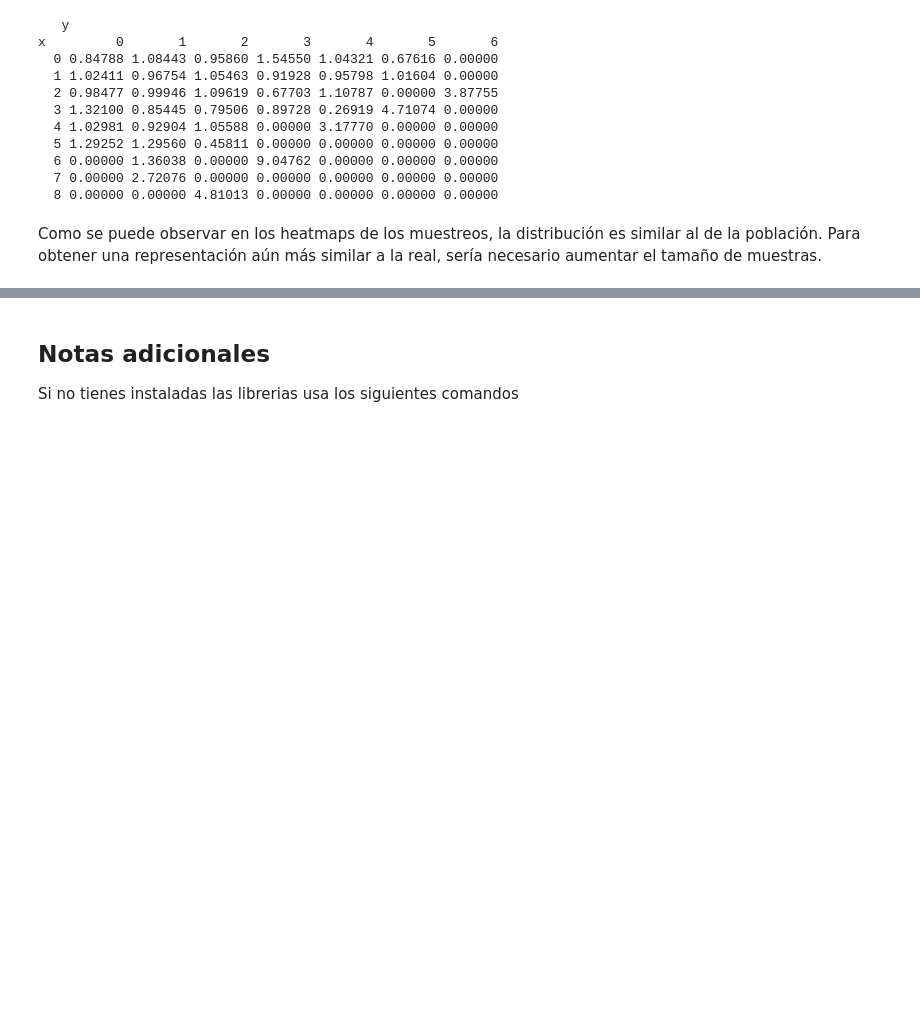
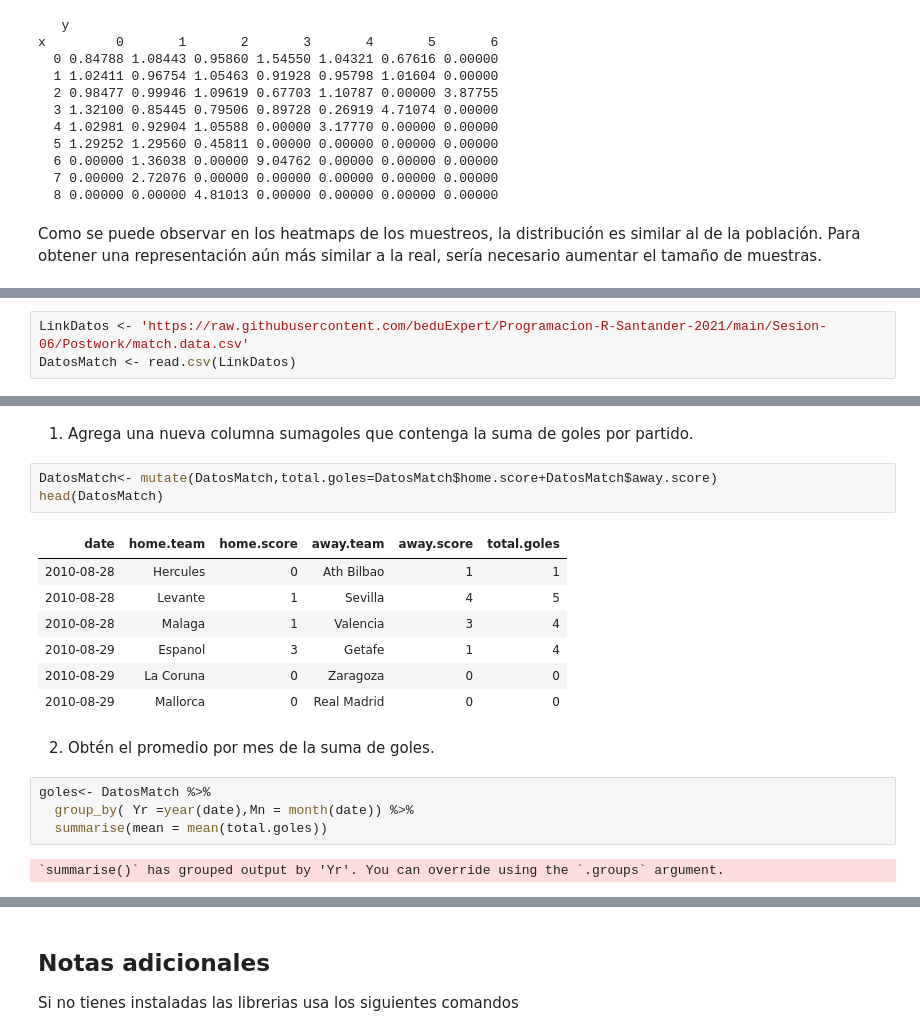
Before and after one commit to Felix-07/Proyecto-Final-R, a Jupyter notebook: PostWork.ipynb, the cells around one changed output, grey strips where cells are left out. Cells and saved outputs as stored; diff of their text form; blank space fills up the shorter version.

Commit message:
Actualización 2
Postworks 1-7

```diff
--- a/PostWork.ipynb
+++ b/PostWork.ipynb
@@ -493,0 +646,3 @@ Como se puede observar en los heatmaps de los muestreos, la distribución es sim
+# %%
+LinkDatos <- 'https://raw.githubusercontent.com/beduExpert/Programacion-R-Santander-2021/main/Sesion-06/Postwork/match.data.csv'
+DatosMatch <- read.csv(LinkDatos)
@@ -493,0 +660,21 @@ Como se puede observar en los heatmaps de los muestreos, la distribución es sim
+# %% [markdown]
+1. Agrega una nueva columna sumagoles que contenga la suma de goles por partido.
+# %%
+DatosMatch<- mutate(DatosMatch,total.goles=DatosMatch$home.score+DatosMatch$away.score)
+head(DatosMatch)
+# %% [output]
+| date | home.team | home.score | away.team | away.score | total.goles |
+| 2010-08-28 | Hercules | 0 | Ath Bilbao | 1 | 1 |
+| 2010-08-28 | Levante | 1 | Sevilla | 4 | 5 |
+| 2010-08-28 | Malaga | 1 | Valencia | 3 | 4 |
+| 2010-08-29 | Espanol | 3 | Getafe | 1 | 4 |
+| 2010-08-29 | La Coruna | 0 | Zaragoza | 0 | 0 |
+| 2010-08-29 | Mallorca | 0 | Real Madrid | 0 | 0 |
+# %% [markdown]
+2. Obtén el promedio por mes de la suma de goles.
+# %%
+goles<- DatosMatch %>%
+  group_by( Yr =year(date),Mn = month(date)) %>%
+  summarise(mean = mean(total.goles))
+# %% [output]
+`summarise()` has grouped output by 'Yr'. You can override using the `.groups` argument.
```
Also changed, not shown: parts of 45 cells of this notebook, 1 other file.
